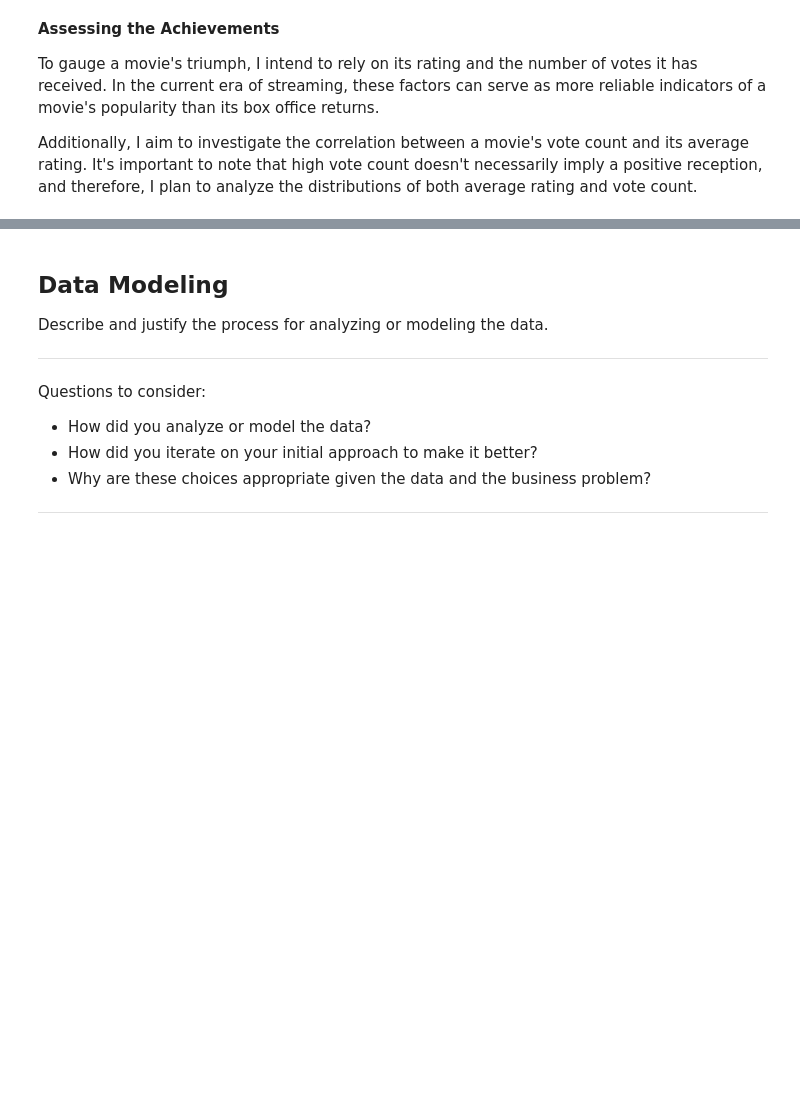
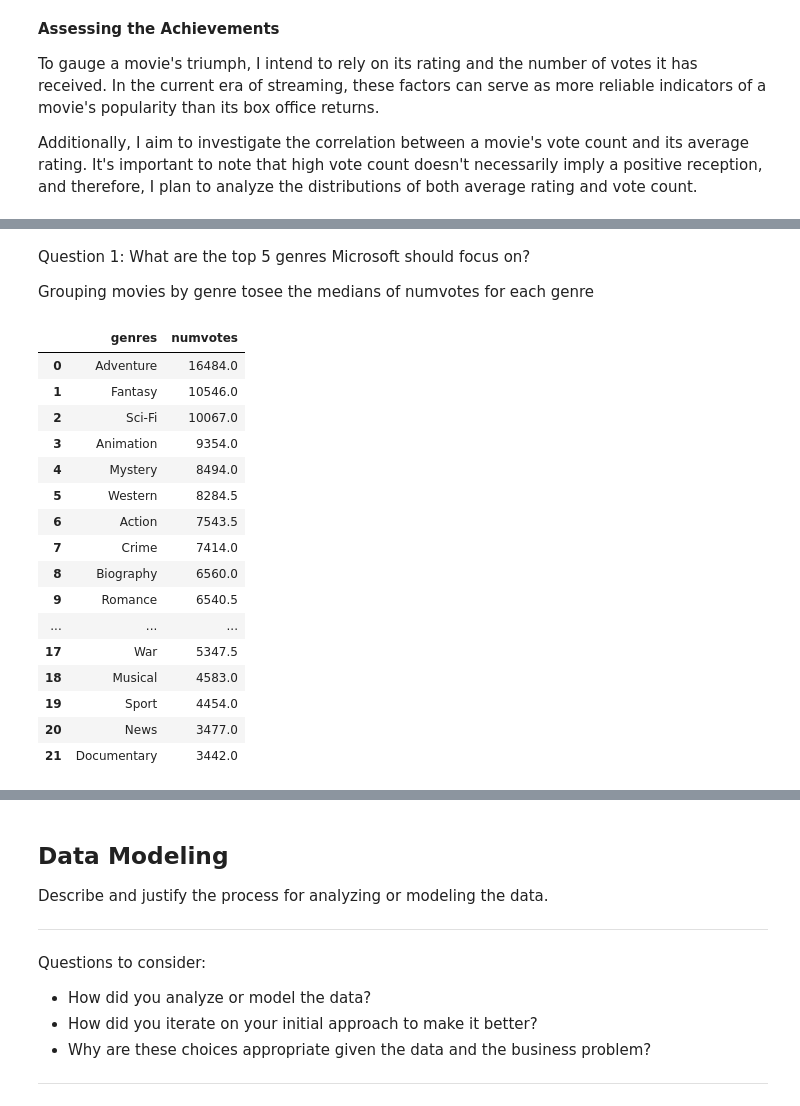
Before and after one commit to learn-co-curriculum/dsc-project-template, a Jupyter notebook: dsc-phase1-project-template.ipynb, the cells around one changed output, grey strips where cells are left out. Drawn from its saved outputs; the diff is of its cells as text; code cells hidden in the pictures; blank space fills up the shorter version.

```diff
--- a/dsc-phase1-project-template.ipynb
+++ b/dsc-phase1-project-template.ipynb
@@ -311,0 +386,35 @@ Additionally, I aim to investigate the correlation between a movie's vote count
+# %% [markdown]
+
+Question 1:
+What are the top 5 genres Microsoft should focus on?
+
+Grouping movies by genre tosee the medians of numvotes for each genre
+# %%
+# Pivot table showing the average of numvotes by genre.
+
+pivot_genres = pd.pivot_table(
+    data=expl_clean_genres,
+    values=['numvotes'],
+    index='genres',
+    aggfunc=np.median
+).sort_values(by='numvotes', ascending=False).reset_index()
+
+pivot_genres
+# %% [output]
+|  | genres | numvotes |
+| 0 | Adventure | 16484.0 |
+| 1 | Fantasy | 10546.0 |
+| 2 | Sci-Fi | 10067.0 |
+| 3 | Animation | 9354.0 |
+| 4 | Mystery | 8494.0 |
+| 5 | Western | 8284.5 |
+| 6 | Action | 7543.5 |
+| 7 | Crime | 7414.0 |
+| 8 | Biography | 6560.0 |
+| 9 | Romance | 6540.5 |
+| ... | ... | ... |
+| 17 | War | 5347.5 |
+| 18 | Musical | 4583.0 |
+| 19 | Sport | 4454.0 |
+| 20 | News | 3477.0 |
+| 21 | Documentary | 3442.0 |
```
Also changed, not shown: parts of 19 cells of this notebook, 3 other files.
